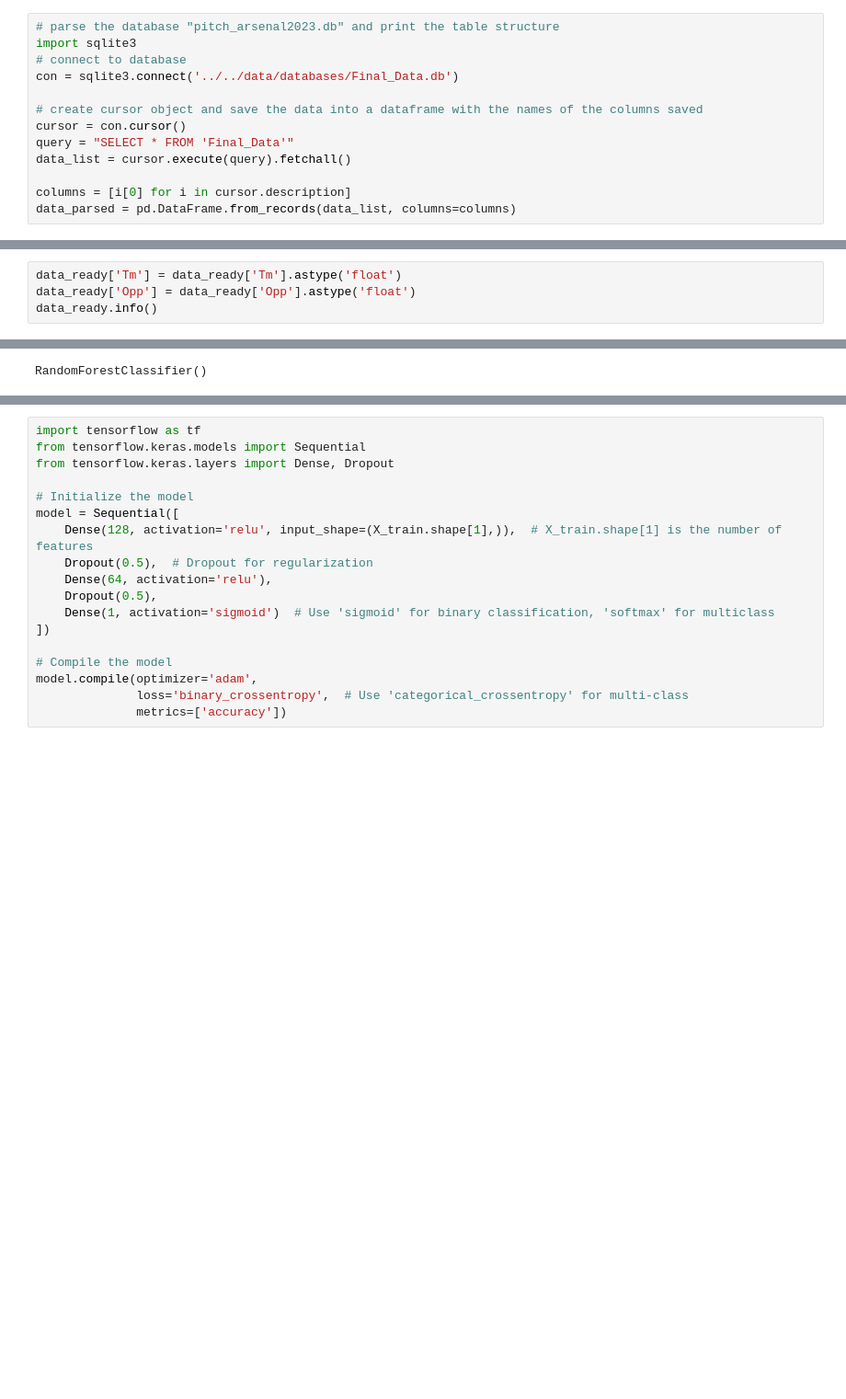
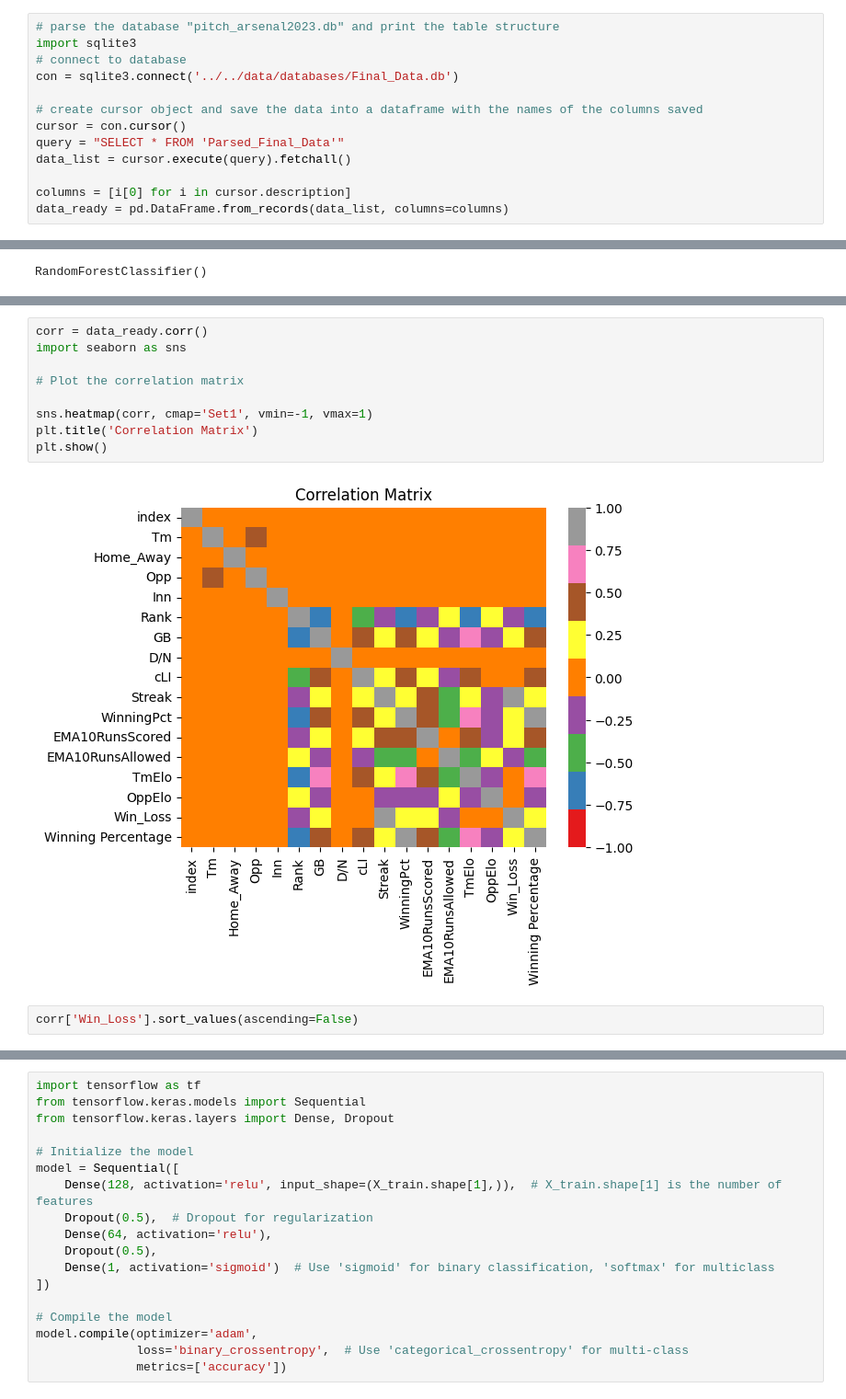
Before and after one commit to RobinCHoffpauir/saber, a Jupyter notebook: src/notebooks/game_logs.ipynb, the cells around one changed output, grey strips where cells are left out. Shown at 92% size. Cells and saved outputs as stored; diff of their text form; blank space fills up the shorter version.

```diff
--- a/src/notebooks/game_logs.ipynb
+++ b/src/notebooks/game_logs.ipynb
@@ -16,11 +16,11 @@ con = sqlite3.connect('../../data/databases/Final_Data.db')
 
 # create cursor object and save the data into a dataframe with the names of the columns saved
 cursor = con.cursor()
-query = "SELECT * FROM 'Final_Data'"
+query = "SELECT * FROM 'Parsed_Final_Data'"
 data_list = cursor.execute(query).fetchall()
 
 columns = [i[0] for i in cursor.description]
-data_parsed = pd.DataFrame.from_records(data_list, columns=columns)
+data_ready = pd.DataFrame.from_records(data_list, columns=columns)
 # %%
 # create a new column with the win/loss indicator using 1 for wins and 0 for losses
 #data_parsed['Win_Loss'] = data_parsed['W/L'].apply(lambda x: 1 if x.startswith('W') else 0)
@@ -80,4 +88,0 @@ data_parsed = pd.DataFrame.from_records(data_list, columns=columns)
-# %%
-data_ready['Tm'] = data_ready['Tm'].astype('float')
-data_ready['Opp'] = data_ready['Opp'].astype('float')
-data_ready.info()
@@ -170,0 +181,13 @@ predictions = rfc.predict(X_test)
+# %%
+corr = data_ready.corr()
+import seaborn as sns
+
+# Plot the correlation matrix
+
+sns.heatmap(corr, cmap='Set1', vmin=-1, vmax=1)
+plt.title('Correlation Matrix')
+plt.show()
+# %% [output]
+[figure, added]
+# %%
+corr['Win_Loss'].sort_values(ascending=False)
```
Also changed, not shown: parts of 15 cells of this notebook.
